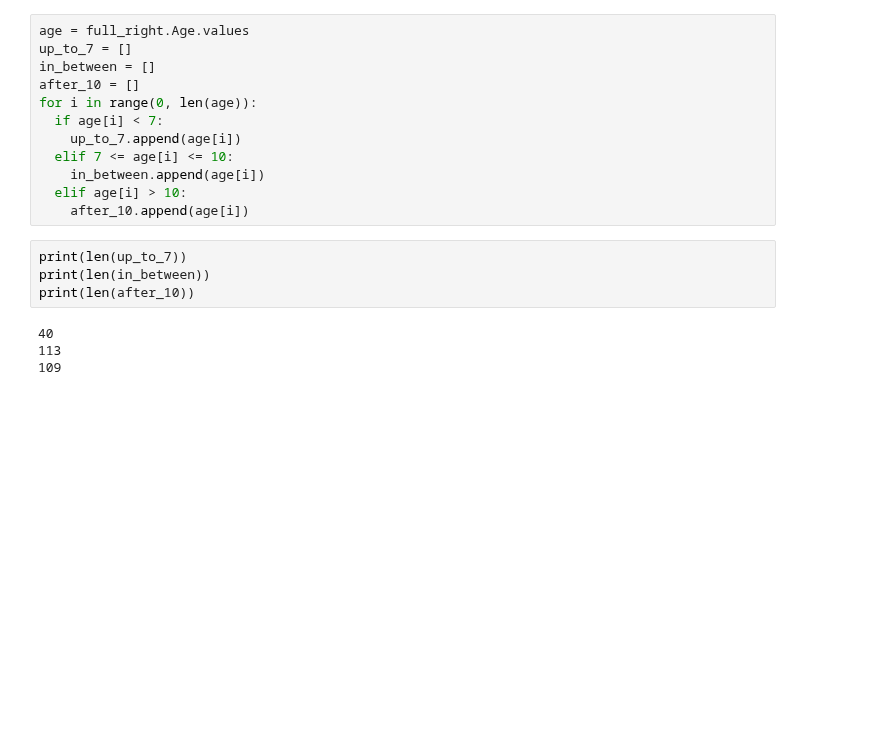
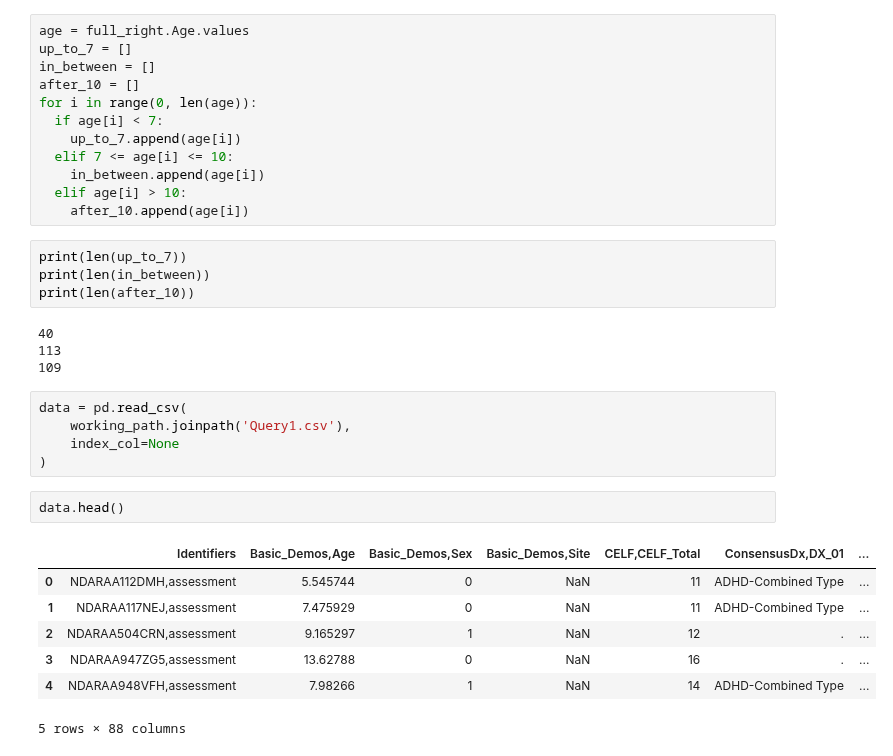
Before and after one commit to cristinarainich/Child-Mind-Institute-Project, a Jupyter notebook: Pheno_data.ipynb, the cells around one changed output. Drawn from its saved outputs; the diff is of its cells as text; blank space fills up the shorter version.

```diff
--- a/Pheno_data.ipynb
+++ b/Pheno_data.ipynb
@@ -109,3 +113,18 @@ print(len(after_10))
 40
 113
 109
+# %%
+data = pd.read_csv(
+    working_path.joinpath('Query1.csv'),
+    index_col=None
+)
+# %%
+data.head()
+# %% [output]
+|  | Identifiers | Basic_Demos,Age | Basic_Demos,Sex | Basic_Demos,Site | CELF,CELF_Total | ConsensusDx,DX_01 | ... |
+| 0 | NDARAA112DMH,assessment | 5.545744 | 0 | NaN | 11 | ADHD-Combined Type | ... |
+| 1 | NDARAA117NEJ,assessment | 7.475929 | 0 | NaN | 11 | ADHD-Combined Type | ... |
+| 2 | NDARAA504CRN,assessment | 9.165297 | 1 | NaN | 12 | . | ... |
+| 3 | NDARAA947ZG5,assessment | 13.62788 | 0 | NaN | 16 | . | ... |
+| 4 | NDARAA948VFH,assessment | 7.98266 | 1 | NaN | 14 | ADHD-Combined Type | ... |
+5 rows × 88 columns
```
Also changed, not shown: parts of 9 cells of this notebook.
